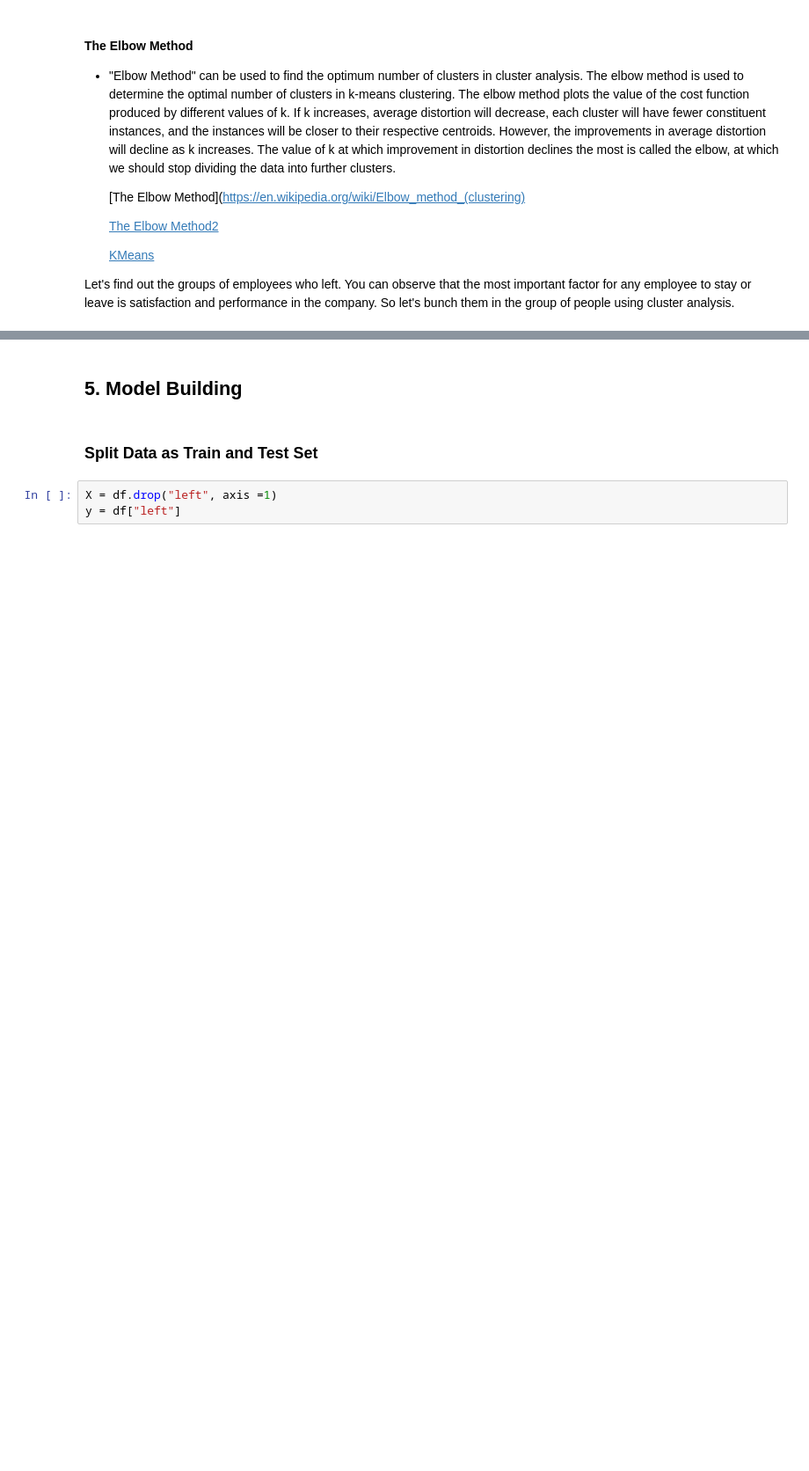
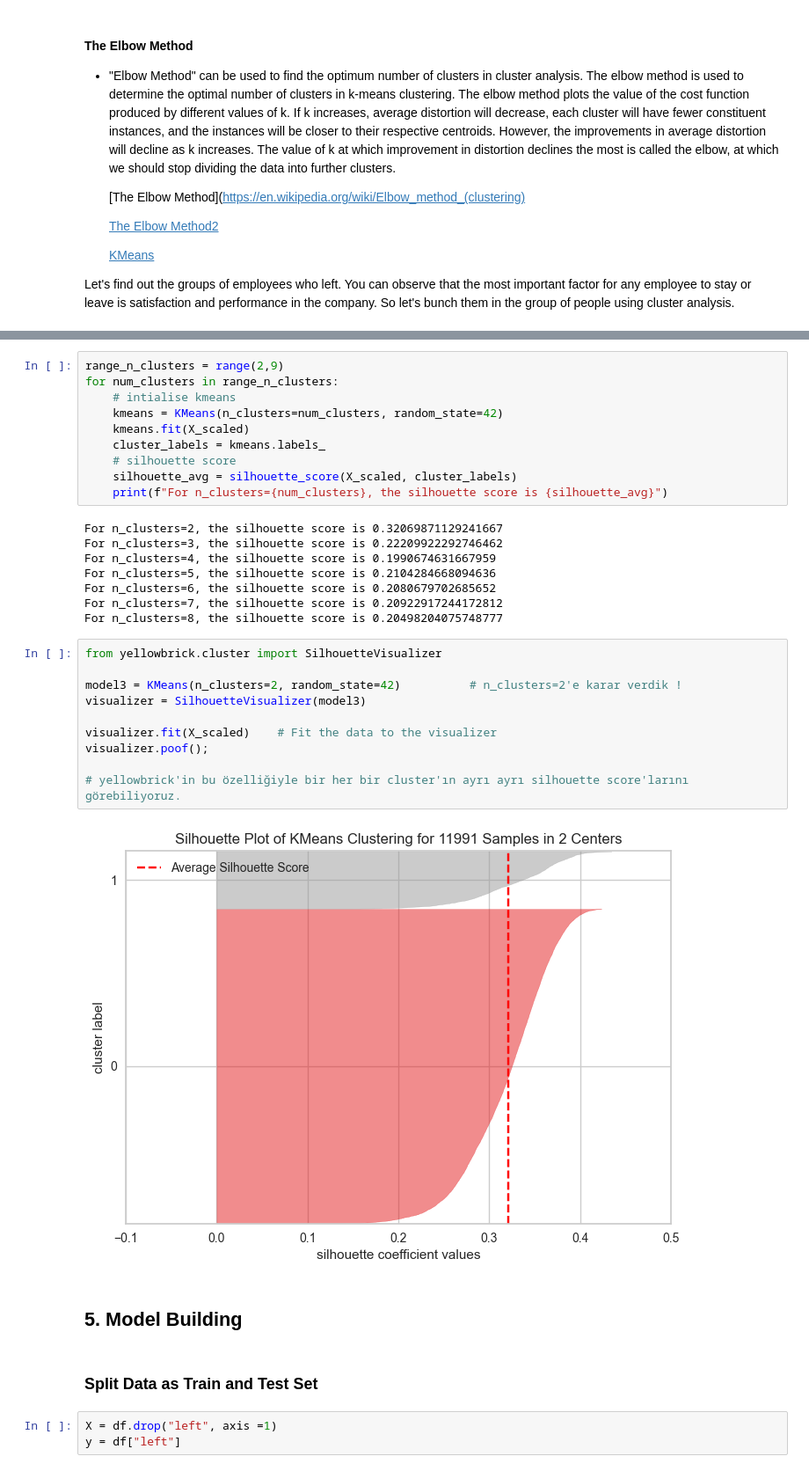
Before and after one commit to osmanoeztuerk/Chorn-Prediction-ML, a Jupyter notebook: Churn_Prediction_Student_Notebook_V2.ipynb, the cells around one changed output, grey strips where cells are left out. Shown at 88% size. Cells and saved outputs as stored; diff of their text form; blank space fills up the shorter version.

```diff
--- a/Churn_Prediction_Student_Notebook_V2.ipynb
+++ b/Churn_Prediction_Student_Notebook_V2.ipynb
@@ -559,3 +735,33 @@ Let's find out the groups of employees who left. You can observe that the most i
+# %%
+range_n_clusters = range(2,9)
+for num_clusters in range_n_clusters:
+    # intialise kmeans
+    kmeans = KMeans(n_clusters=num_clusters, random_state=42)
+    kmeans.fit(X_scaled)
+    cluster_labels = kmeans.labels_
+    # silhouette score
+    silhouette_avg = silhouette_score(X_scaled, cluster_labels)
+    print(f"For n_clusters={num_clusters}, the silhouette score is {silhouette_avg}")
+# %% [output]
+For n_clusters=2, the silhouette score is 0.32069871129241667
+For n_clusters=3, the silhouette score is 0.22209922292746462
+For n_clusters=4, the silhouette score is 0.1990674631667959
+For n_clusters=5, the silhouette score is 0.2104284668094636
+For n_clusters=6, the silhouette score is 0.2080679702685652
+For n_clusters=7, the silhouette score is 0.20922917244172812
+For n_clusters=8, the silhouette score is 0.20498204075748777
+# %%
+from yellowbrick.cluster import SilhouetteVisualizer
+
+model3 = KMeans(n_clusters=2, random_state=42)          # n_clusters=2'e karar verdik !
+visualizer = SilhouetteVisualizer(model3)
+
+visualizer.fit(X_scaled)    # Fit the data to the visualizer
+visualizer.poof();
+
+# yellowbrick'in bu özelliğiyle bir her bir cluster'ın ayrı ayrı silhouette score'larını görebiliyoruz.
+# %% [output]
+[figure, added]
 # %% [markdown]
 ## 5. Model Building
 # %% [markdown]
```
Also changed, not shown: parts of 18 cells of this notebook.
